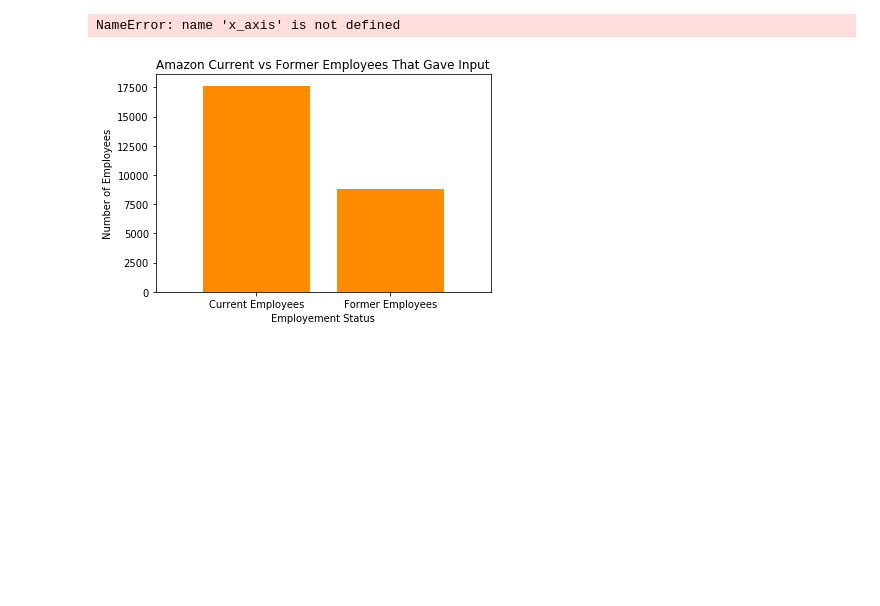
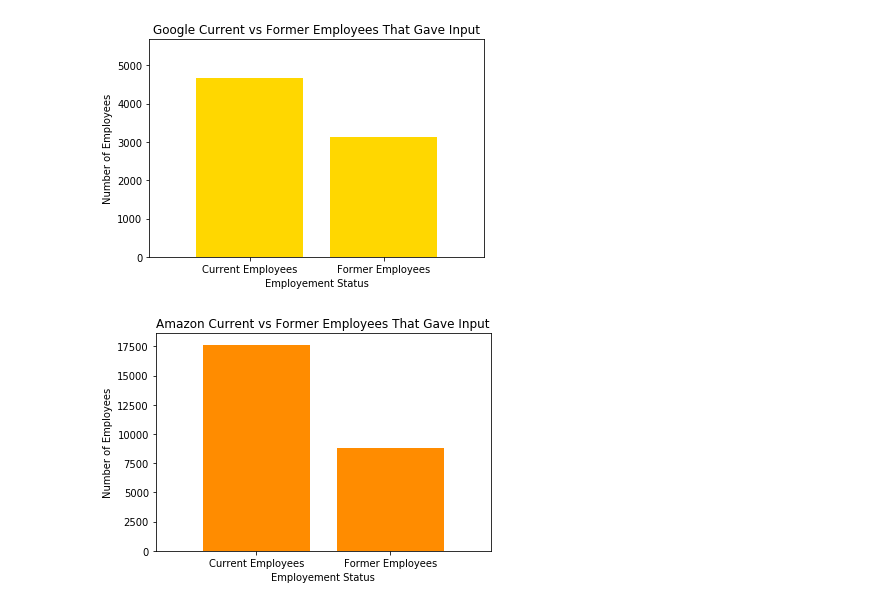
Before and after one commit to jordysalguero/project_one, a Jupyter notebook: chris.ipynb, the cells around one changed output. Saved outputs shown, nothing was run; the diff lists cells and outputs as text; code cells hidden in the pictures; blank space fills up the shorter version.

Commit message:
fixed all images

```diff
--- a/chris.ipynb
+++ b/chris.ipynb
@@ -125,21 +136,21 @@ plt.savefig("./Images/Employee_Mgmt_Feedback/microsoft_pie.png", bbox_inches="ti
 # %%
 
 g_data=[g_cur,g_for]
 gx_axis = np.arange(len(g_data))
 labels =["Current Employees", "Former Employees"]
 tick_locations = [value for value in gx_axis]
 plt.xticks(tick_locations, labels)
 plt.xlim(-0.75, len(gx_axis)-0.25)
 plt.ylim(0, max(g_data)+1000)
 
 plt.title("Google Current vs Former Employees That Gave Input")
 plt.xlabel("Employement Status")
 plt.ylabel("Number of Employees")
 
-plt.bar(x_axis, g_data, color="gold", align="center")
+plt.bar(gx_axis, g_data, color="gold", align="center")
 plt.savefig("./Images/Employee_Mgmt_Feedback/google_bar.png", bbox_inches="tight"  )
 # %% [output]
-NameError: name 'x_axis' is not defined
+[figure, added]
 # %%
 a_data=[a_cur,a_for]
 ax_axis = np.arange(len(a_data))
```
Also changed, not shown: parts of 12 cells of this notebook, 12 other files.
